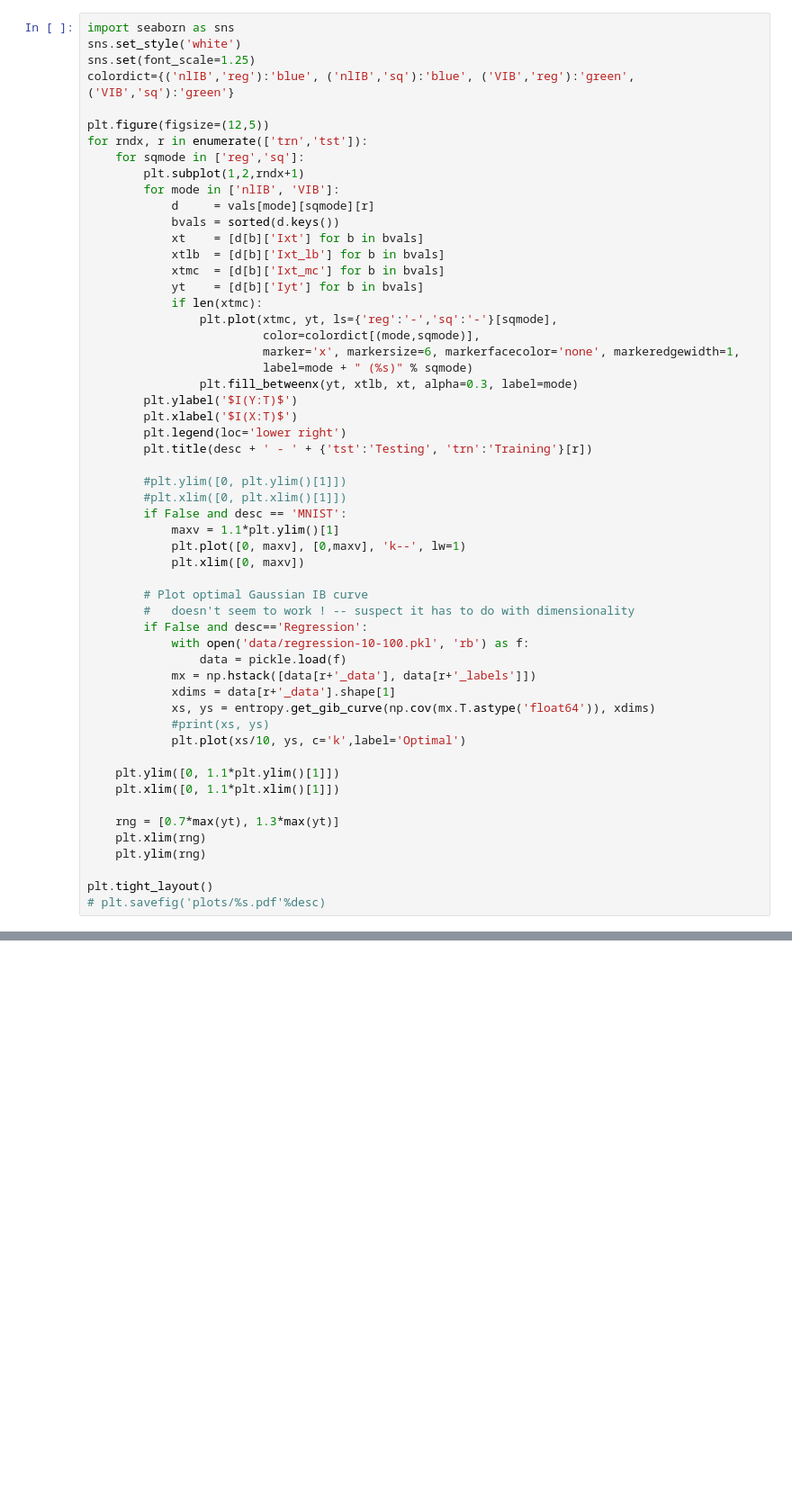
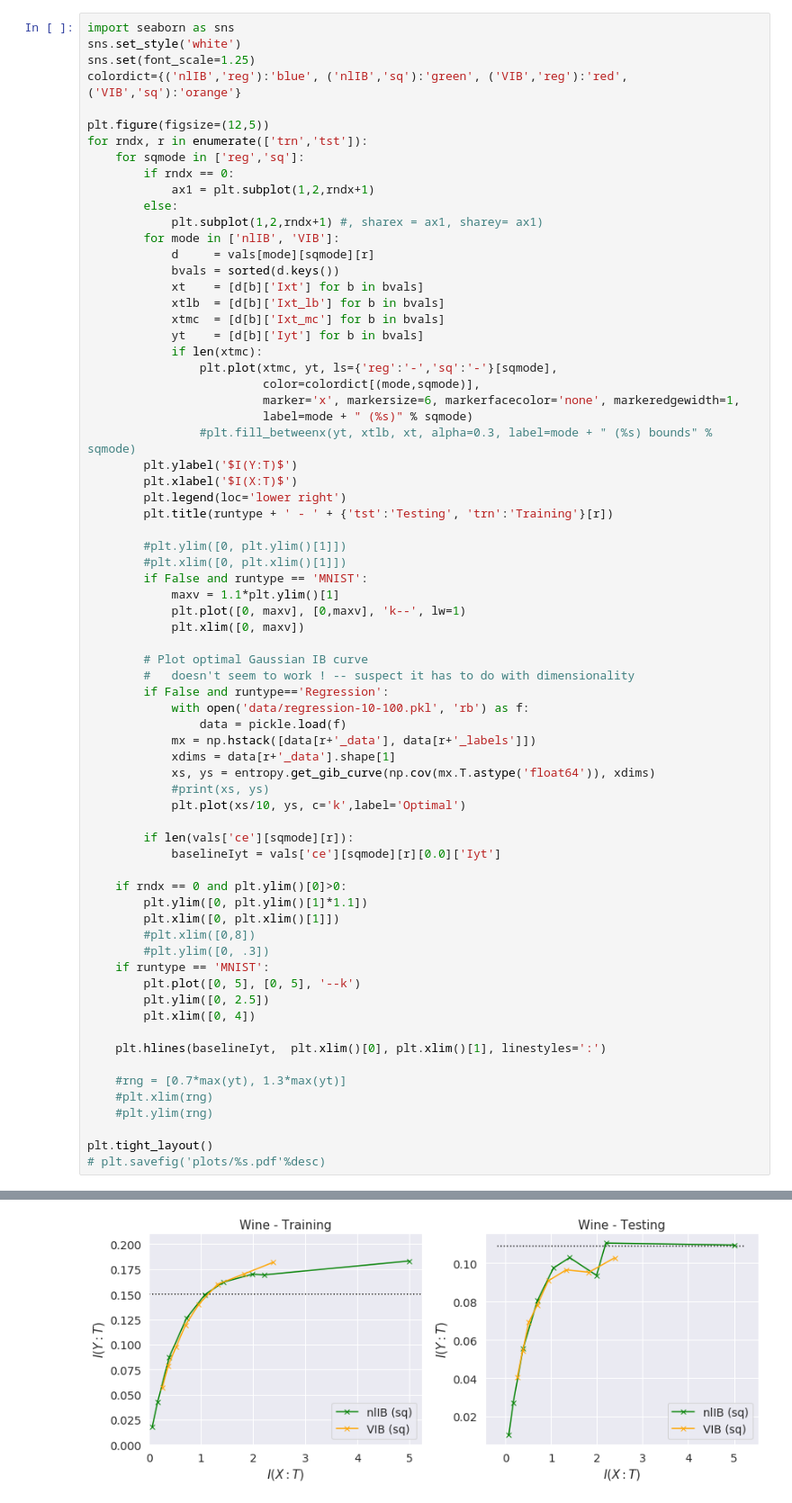
Before and after one commit to artemyk/nonlinearIB, a Jupyter notebook: code/PlotResults.ipynb, the cells around one changed output, grey strips where cells are left out. Shown at 90% size. Saved outputs shown, nothing was run; the diff lists cells and outputs as text; blank space fills up the shorter version.

```diff
--- a/code/PlotResults.ipynb
+++ b/code/PlotResults.ipynb
@@ -107,12 +171,15 @@ for fname in os.listdir(basedir):
 import seaborn as sns
 sns.set_style('white')
 sns.set(font_scale=1.25)
-colordict={('nlIB','reg'):'blue', ('nlIB','sq'):'blue', ('VIB','reg'):'green', ('VIB','sq'):'green'}
+colordict={('nlIB','reg'):'blue', ('nlIB','sq'):'green', ('VIB','reg'):'red', ('VIB','sq'):'orange'}
 
 plt.figure(figsize=(12,5))
 for rndx, r in enumerate(['trn','tst']):
     for sqmode in ['reg','sq']:
-        plt.subplot(1,2,rndx+1)
+        if rndx == 0:
+            ax1 = plt.subplot(1,2,rndx+1)
+        else:
+            plt.subplot(1,2,rndx+1) #, sharex = ax1, sharey= ax1)
         for mode in ['nlIB', 'VIB']:
             d     = vals[mode][sqmode][r]
             bvals = sorted(d.keys())
@@ -125,22 +192,22 @@ for rndx, r in enumerate(['trn','tst']):
                          color=colordict[(mode,sqmode)],
                          marker='x', markersize=6, markerfacecolor='none', markeredgewidth=1,
                          label=mode + " (%s)" % sqmode)
-                plt.fill_betweenx(yt, xtlb, xt, alpha=0.3, label=mode)
+                #plt.fill_betweenx(yt, xtlb, xt, alpha=0.3, label=mode + " (%s) bounds" % sqmode)
         plt.ylabel('$I(Y:T)$')
         plt.xlabel('$I(X:T)$')
         plt.legend(loc='lower right')
-        plt.title(desc + ' - ' + {'tst':'Testing', 'trn':'Training'}[r])
+        plt.title(runtype + ' - ' + {'tst':'Testing', 'trn':'Training'}[r])
 
         #plt.ylim([0, plt.ylim()[1]])
         #plt.xlim([0, plt.xlim()[1]])
-        if False and desc == 'MNIST':
+        if False and runtype == 'MNIST':
             maxv = 1.1*plt.ylim()[1]
             plt.plot([0, maxv], [0,maxv], 'k--', lw=1)
             plt.xlim([0, maxv])
 
         # Plot optimal Gaussian IB curve
         #   doesn't seem to work ! -- suspect it has to do with dimensionality
-        if False and desc=='Regression':
+        if False and runtype=='Regression':
             with open('data/regression-10-100.pkl', 'rb') as f:
                 data = pickle.load(f)
             mx = np.hstack([data[r+'_data'], data[r+'_labels']])
@@ -149,12 +216,25 @@ for rndx, r in enumerate(['trn','tst']):
             #print(xs, ys)
             plt.plot(xs/10, ys, c='k',label='Optimal')
 
-    plt.ylim([0, 1.1*plt.ylim()[1]])
-    plt.xlim([0, 1.1*plt.xlim()[1]])
+        if len(vals['ce'][sqmode][r]):
+            baselineIyt = vals['ce'][sqmode][r][0.0]['Iyt']
 
-    rng = [0.7*max(yt), 1.3*max(yt)]
-    plt.xlim(rng)
-    plt.ylim(rng)
+    if rndx == 0 and plt.ylim()[0]>0:
+        plt.ylim([0, plt.ylim()[1]*1.1])
+        plt.xlim([0, plt.xlim()[1]])
+        #plt.xlim([0,8])
+        #plt.ylim([0, .3])
+    if runtype == 'MNIST':
+        plt.plot([0, 5], [0, 5], '--k')
+        plt.ylim([0, 2.5])
+        plt.xlim([0, 4])
+
+    plt.hlines(baselineIyt,  plt.xlim()[0], plt.xlim()[1], linestyles=':')
+
+    #rng = [0.7*max(yt), 1.3*max(yt)]
+    #plt.xlim(rng)
+    #plt.ylim(rng)
 
 plt.tight_layout()
 # plt.savefig('plots/%s.pdf'%desc)
+# %% [output]
@@ -160,0 +243 @@ plt.tight_layout()
+[figure, added]
```
Also changed, not shown: parts of 4 cells of this notebook, 5 other files.
